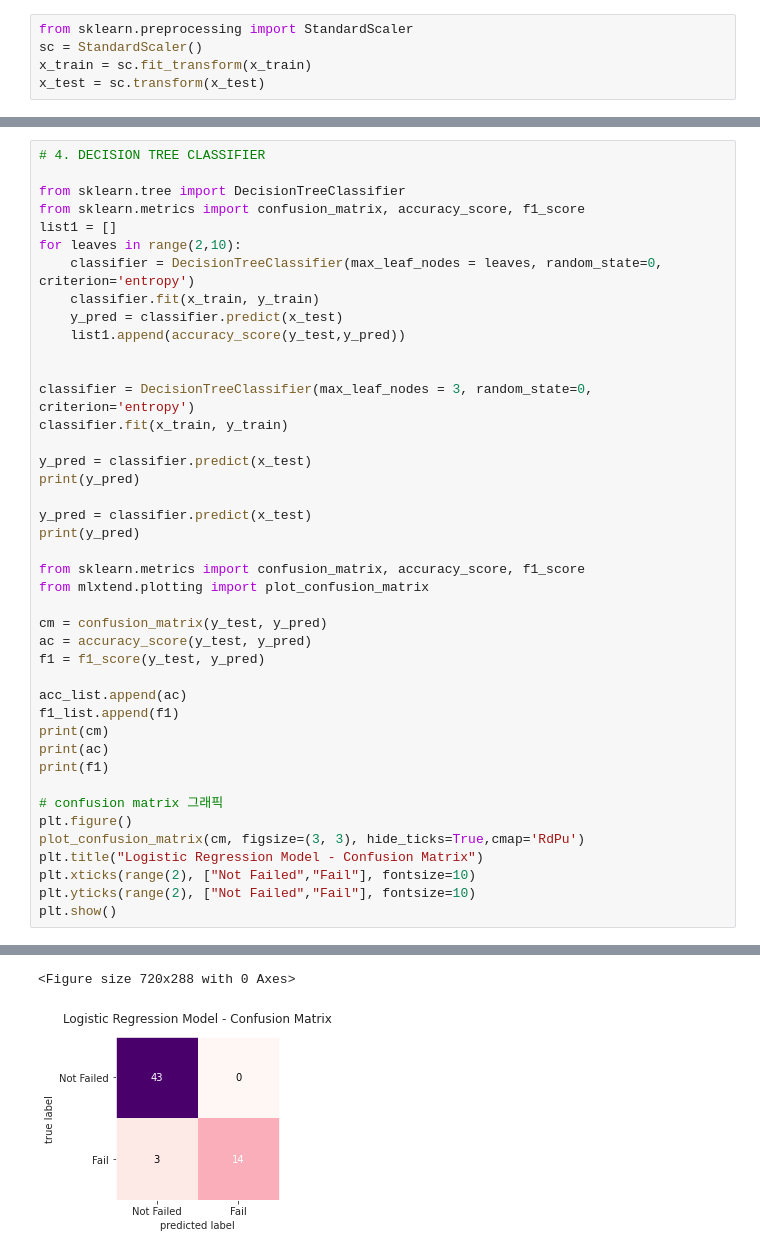
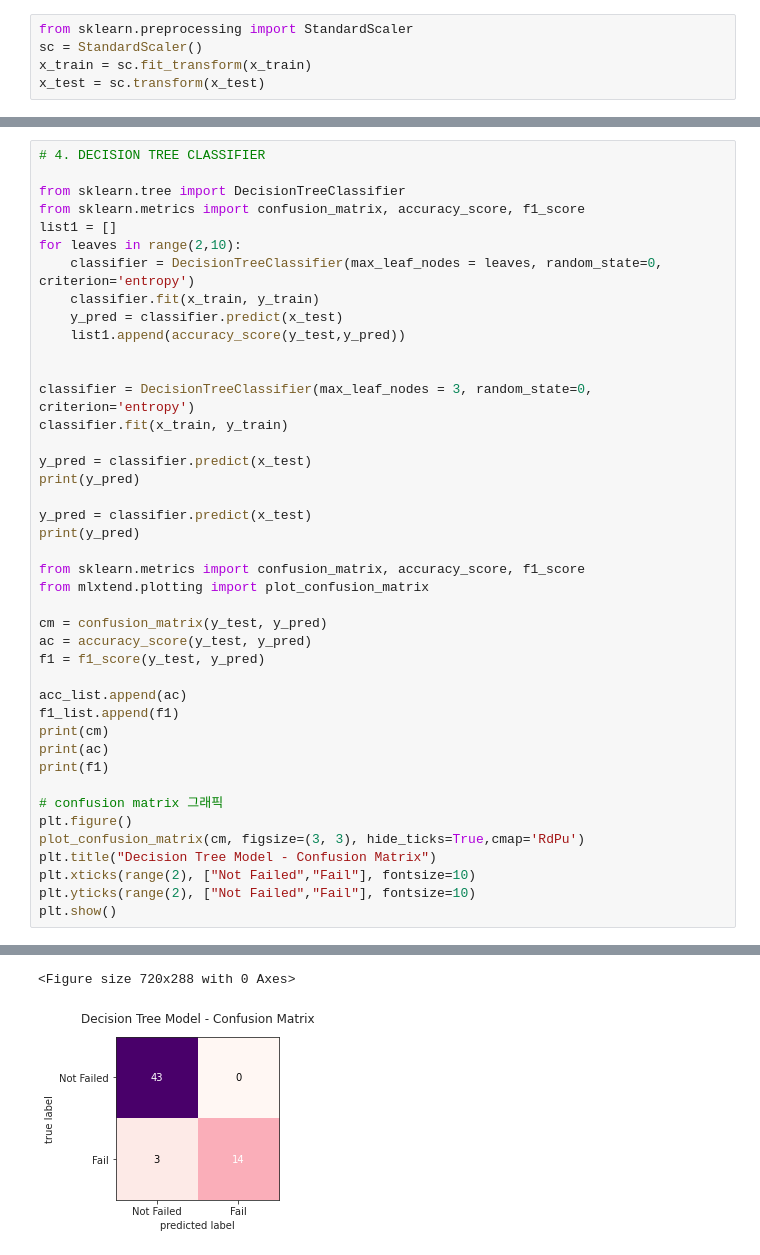
Before and after one commit to ggume/forgrad, a Jupyter notebook: for_grad.ipynb, the cells around one changed output, grey strips where cells are left out. Cells and saved outputs as stored; diff of their text form.

```diff
--- a/for_grad.ipynb
+++ b/for_grad.ipynb
@@ -521,35 +530,35 @@ print(y_pred)
 
 from sklearn.metrics import confusion_matrix, accuracy_score, f1_score
 from mlxtend.plotting import plot_confusion_matrix
 
 cm = confusion_matrix(y_test, y_pred)
 ac = accuracy_score(y_test, y_pred)
 f1 = f1_score(y_test, y_pred)
 
 acc_list.append(ac)
 f1_list.append(f1)
 print(cm)
 print(ac)
 print(f1)
 
 # confusion matrix 그래픽
 plt.figure()
 plot_confusion_matrix(cm, figsize=(3, 3), hide_ticks=True,cmap='RdPu')
-plt.title("Logistic Regression Model - Confusion Matrix")
+plt.title("Decision Tree Model - Confusion Matrix")
 plt.xticks(range(2), ["Not Failed","Fail"], fontsize=10)
 plt.yticks(range(2), ["Not Failed","Fail"], fontsize=10)
 plt.show()
 # %% [output]
 [0 0 1 0 0 0 0 0 0 0 0 1 0 0 1 0 0 0 0 0 1 0 0 0 0 1 0 0 0 1 1 0 0 0 0 0 1
  0 0 0 0 0 0 0 1 1 0 0 0 0 1 0 0 1 1 0 0 0 1 0]
 [0 0 1 0 0 0 0 0 0 0 0 1 0 0 1 0 0 0 0 0 1 0 0 0 0 1 0 0 0 1 1 0 0 0 0 0 1
  0 0 0 0 0 0 0 1 1 0 0 0 0 1 0 0 1 1 0 0 0 1 0]
 [[43  0]
  [ 3 14]]
 0.95
 0.9032258064516129
 <Figure size 720x288 with 0 Axes>
-[figure, old version]
+[figure, new version]
 # %%
 # 5. RANDOM FOREST CLASSIFCATION
 
```
Also changed, not shown: parts of 12 cells of this notebook.
